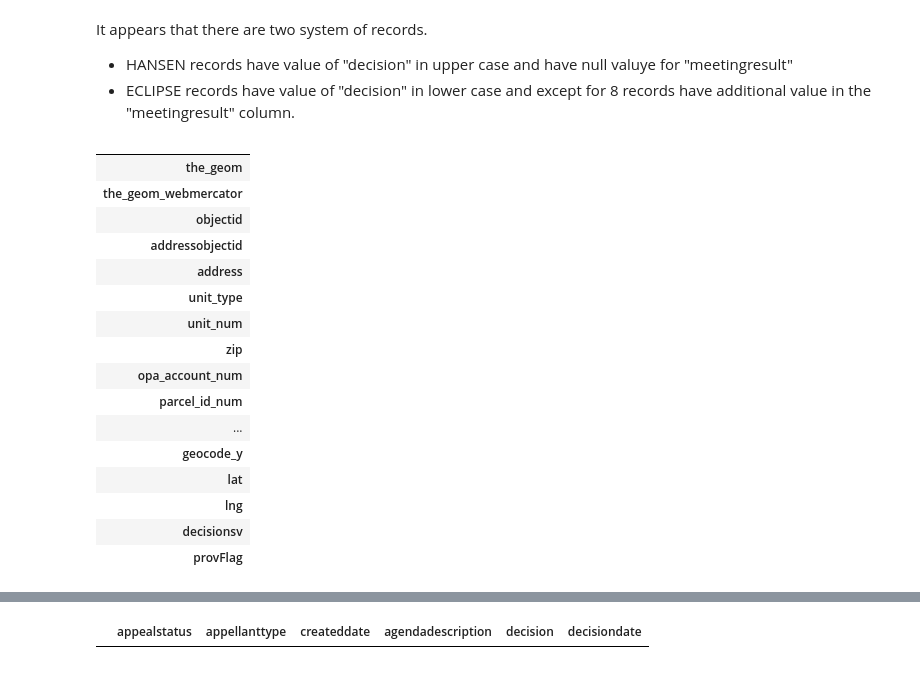
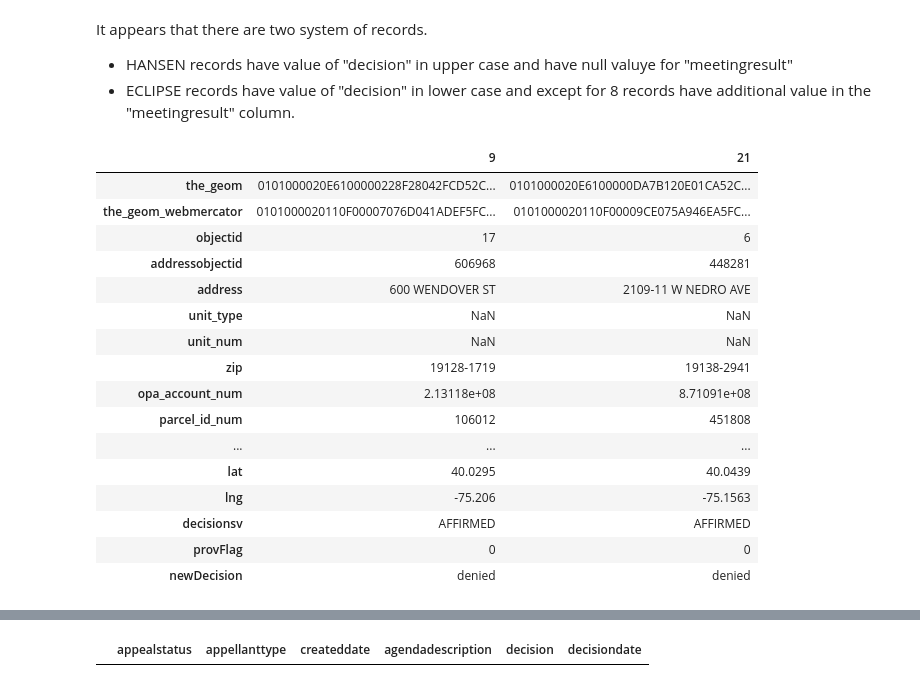
Before and after one commit to adreyzin/Philly_L_and_I_Appeals, a Jupyter notebook: City of Philadelphia Licenses and Inspections Appeals.ipynb, the cells around one changed output, grey strips where cells are left out. Cells and saved outputs as stored; diff of their text form; code cells hidden in the pictures.

```diff
--- a/City of Philadelphia Licenses and Inspections Appeals.ipynb
+++ b/City of Philadelphia Licenses and Inspections Appeals.ipynb
@@ -354,0 +467,4 @@ sorted(df['decision'].unique())
+# %%
+df['newDecision'] = df['decision'].apply(funcNewDecision)
+df['newDecision'] = df[['newDecision','meetingresult']].apply(tuple, axis=1).apply(CompleteDecision)
+df['newDecision'].value_counts()
@@ -446,25 +575,25 @@ It appears that there are two system of records.
 - HANSEN records have value of "decision" in upper case and have null valuye for "meetingresult"
 - ECLIPSE records have value of "decision" in lower case and except for 8 records have additional value in the "meetingresult" column.
 # %%
-df[(df['decision']=='AFFIRMED') & (~df['proviso'].isnull())].head(2).T
+df[(df['decision']=='affirmed') & (~df['proviso'].isnull())].head(2).T
 # %% [output]
-|  |
-| the_geom |
-| the_geom_webmercator |
-| objectid |
-| addressobjectid |
-| address |
-| unit_type |
-| unit_num |
-| zip |
-| opa_account_num |
-| parcel_id_num |
-| ... |
-| geocode_y |
-| lat |
-| lng |
-| decisionsv |
-| provFlag |
+|  | 9 | 21 |
+| the_geom | 0101000020E6100000228F28042FCD52C... | 0101000020E6100000DA7B120E01CA52C... |
+| the_geom_webmercator | 0101000020110F00007076D041ADEF5FC... | 0101000020110F00009CE075A946EA5FC... |
+| objectid | 17 | 6 |
+| addressobjectid | 606968 | 448281 |
+| address | 600 WENDOVER ST | 2109-11 W NEDRO AVE |
+| unit_type | NaN | NaN |
+| unit_num | NaN | NaN |
+| zip | 19128-1719 | 19138-2941 |
+| opa_account_num | 2.13118e+08 | 8.71091e+08 |
+| parcel_id_num | 106012 | 451808 |
+| ... | ... | ... |
+| lat | 40.0295 | 40.0439 |
+| lng | -75.206 | -75.1563 |
+| decisionsv | AFFIRMED | AFFIRMED |
+| provFlag | 0 | 0 |
+| newDecision | denied | denied |
 # %%
 df['appealstatus'].value_counts()
 # %% [output]
```
Also changed, not shown: parts of 52 cells of this notebook, 2 other files.
